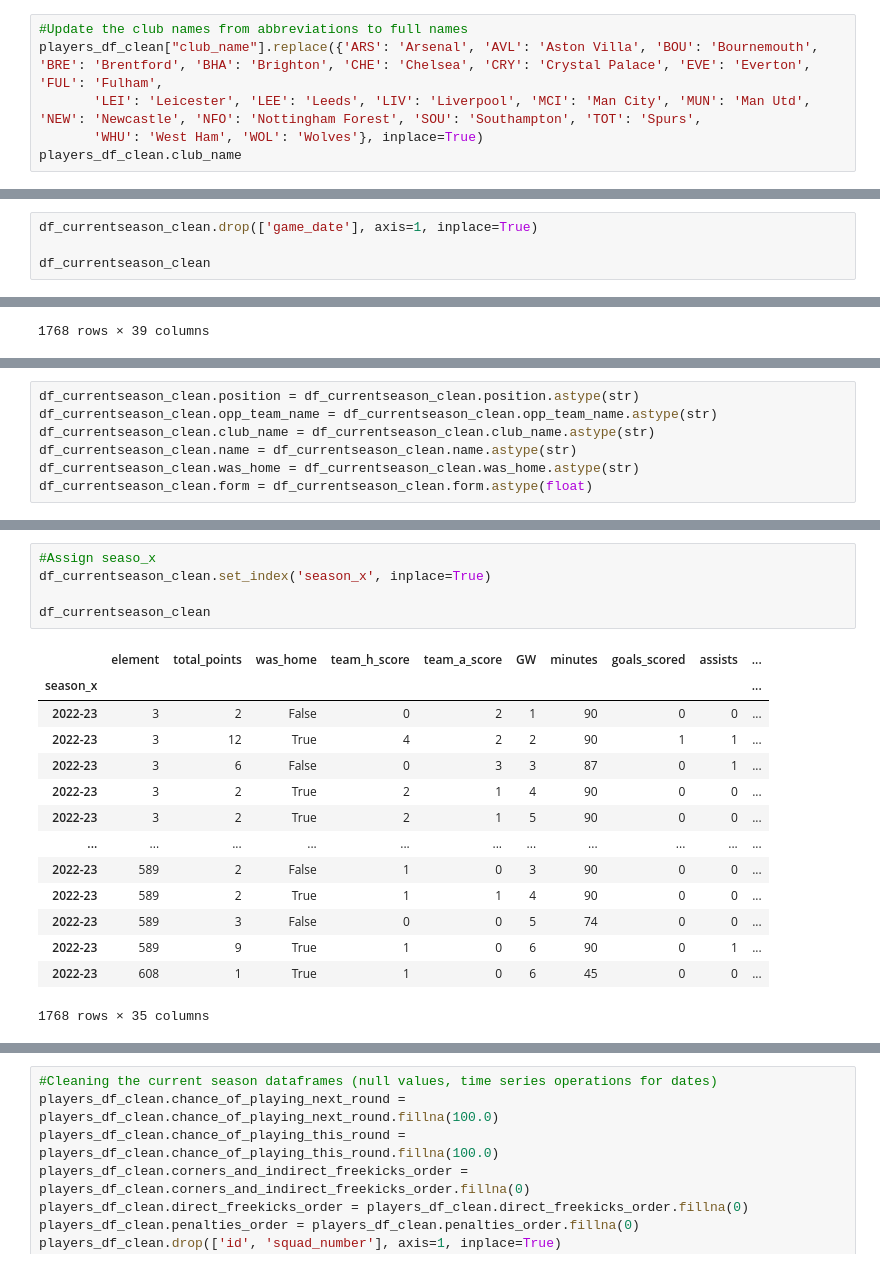
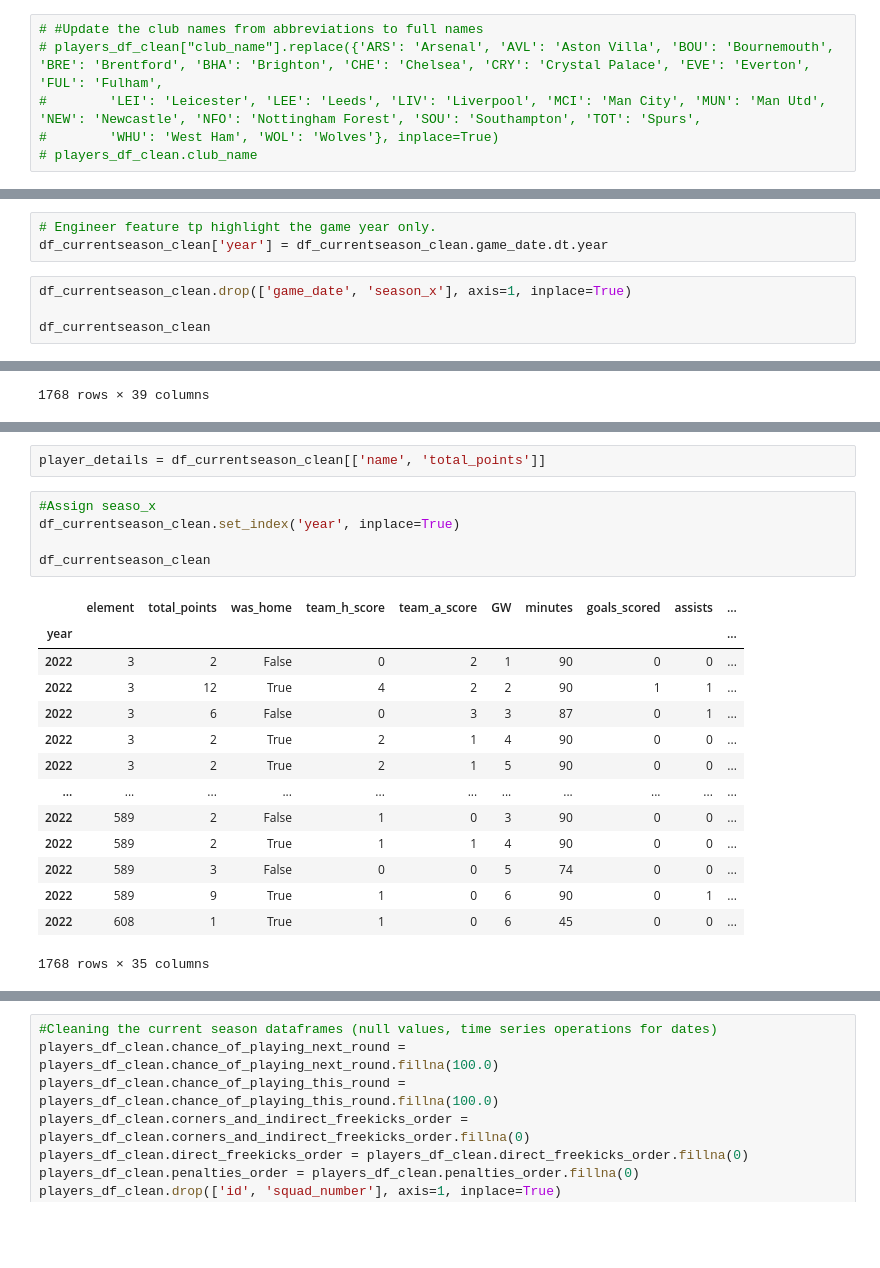
Before and after one commit to laniyadapo/FantasyPremierLeague, a Jupyter notebook: fantasy_test.ipynb, the cells around one changed output, grey strips where cells are left out. Saved outputs shown, nothing was run; the diff lists cells and outputs as text; blank space fills up the shorter version.

```diff
--- a/fantasy_test.ipynb
+++ b/fantasy_test.ipynb
@@ -86,8 +89,8 @@ positions=dict(zip(element_types_df.id, element_types_df.singular_name_short))
 players_df_clean['club_name'] = players_df_clean['team'].map(teams_now)
 players_df_clean['position'] = players_df_clean['element_type'].map(positions)
 # %%
-#Update the club names from abbreviations to full names
-players_df_clean["club_name"].replace({'ARS': 'Arsenal', 'AVL': 'Aston Villa', 'BOU': 'Bournemouth', 'BRE': 'Brentford', 'BHA': 'Brighton', 'CHE': 'Chelsea', 'CRY': 'Crystal Palace', 'EVE': 'Everton', 'FUL': 'Fulham',
-       'LEI': 'Leicester', 'LEE': 'Leeds', 'LIV': 'Liverpool', 'MCI': 'Man City', 'MUN': 'Man Utd', 'NEW': 'Newcastle', 'NFO': 'Nottingham Forest', 'SOU': 'Southampton', 'TOT': 'Spurs',
-       'WHU': 'West Ham', 'WOL': 'Wolves'}, inplace=True)
-players_df_clean.club_name
+# #Update the club names from abbreviations to full names
+# players_df_clean["club_name"].replace({'ARS': 'Arsenal', 'AVL': 'Aston Villa', 'BOU': 'Bournemouth', 'BRE': 'Brentford', 'BHA': 'Brighton', 'CHE': 'Chelsea', 'CRY': 'Crystal Palace', 'EVE': 'Everton', 'FUL': 'Fulham',
+#        'LEI': 'Leicester', 'LEE': 'Leeds', 'LIV': 'Liverpool', 'MCI': 'Man City', 'MUN': 'Man Utd', 'NEW': 'Newcastle', 'NFO': 'Nottingham Forest', 'SOU': 'Southampton', 'TOT': 'Spurs',
+#        'WHU': 'West Ham', 'WOL': 'Wolves'}, inplace=True)
+# players_df_clean.club_name
@@ -281,8 +271,11 @@ df_currentseason_clean[['game_date', 'start_label']].head(100)
 | 173 | 2022-08-28 13:00:00 | 1 |
 | 174 | 2022-08-31 18:30:00 | 1 |
 100 rows × 2 columns
+# %%
+# Engineer feature tp highlight the game year only.
+df_currentseason_clean['year'] = df_currentseason_clean.game_date.dt.year
 # %%
-df_currentseason_clean.drop(['game_date'], axis=1, inplace=True)
+df_currentseason_clean.drop(['game_date', 'season_x'], axis=1, inplace=True)
 
 df_currentseason_clean
 # %% [output]
@@ -323,8 +316 @@ dtypes: bool(1), float64(4), int64(25), object(6)
 memory usage: 499.0+ KB
-# %%
-df_currentseason_clean.position = df_currentseason_clean.position.astype(str)
-df_currentseason_clean.opp_team_name = df_currentseason_clean.opp_team_name.astype(str)
-df_currentseason_clean.club_name = df_currentseason_clean.club_name.astype(str)
-df_currentseason_clean.name = df_currentseason_clean.name.astype(str)
-df_currentseason_clean.was_home = df_currentseason_clean.was_home.astype(str)
-df_currentseason_clean.form = df_currentseason_clean.form.astype(float)
@@ -351,22 +339,24 @@ memory usage: 511.1+ KB
+# %%
+player_details = df_currentseason_clean[['name', 'total_points']]
 # %%
 #Assign seaso_x
-df_currentseason_clean.set_index('season_x', inplace=True)
+df_currentseason_clean.set_index('year', inplace=True)
 
 df_currentseason_clean
 # %% [output]
 |  | element | total_points | was_home | team_h_score | team_a_score | GW | minutes | goals_scored | assists | ... |
-| season_x |  |  |  |  |  |  |  |  |  | ... |
-| 2022-23 | 3 | 2 | False | 0 | 2 | 1 | 90 | 0 | 0 | ... |
-| 2022-23 | 3 | 12 | True | 4 | 2 | 2 | 90 | 1 | 1 | ... |
-| 2022-23 | 3 | 6 | False | 0 | 3 | 3 | 87 | 0 | 1 | ... |
-| 2022-23 | 3 | 2 | True | 2 | 1 | 4 | 90 | 0 | 0 | ... |
-| 2022-23 | 3 | 2 | True | 2 | 1 | 5 | 90 | 0 | 0 | ... |
+| year |  |  |  |  |  |  |  |  |  | ... |
+| 2022 | 3 | 2 | False | 0 | 2 | 1 | 90 | 0 | 0 | ... |
+| 2022 | 3 | 12 | True | 4 | 2 | 2 | 90 | 1 | 1 | ... |
+| 2022 | 3 | 6 | False | 0 | 3 | 3 | 87 | 0 | 1 | ... |
+| 2022 | 3 | 2 | True | 2 | 1 | 4 | 90 | 0 | 0 | ... |
+| 2022 | 3 | 2 | True | 2 | 1 | 5 | 90 | 0 | 0 | ... |
 | ... | ... | ... | ... | ... | ... | ... | ... | ... | ... | ... |
-| 2022-23 | 589 | 2 | False | 1 | 0 | 3 | 90 | 0 | 0 | ... |
-| 2022-23 | 589 | 2 | True | 1 | 1 | 4 | 90 | 0 | 0 | ... |
-| 2022-23 | 589 | 3 | False | 0 | 0 | 5 | 74 | 0 | 0 | ... |
-| 2022-23 | 589 | 9 | True | 1 | 0 | 6 | 90 | 0 | 1 | ... |
-| 2022-23 | 608 | 1 | True | 1 | 0 | 6 | 45 | 0 | 0 | ... |
+| 2022 | 589 | 2 | False | 1 | 0 | 3 | 90 | 0 | 0 | ... |
+| 2022 | 589 | 2 | True | 1 | 1 | 4 | 90 | 0 | 0 | ... |
+| 2022 | 589 | 3 | False | 0 | 0 | 5 | 74 | 0 | 0 | ... |
+| 2022 | 589 | 9 | True | 1 | 0 | 6 | 90 | 0 | 1 | ... |
+| 2022 | 608 | 1 | True | 1 | 0 | 6 | 45 | 0 | 0 | ... |
 1768 rows × 35 columns
 # %%
 df_currentseason_clean[['name', 'club_name', 'element', 'opp_team_name', 'form', 'total_points', 'team_h_score', 'team_a_score', 'GW', 'was_home']].head()
```
Also changed, not shown: parts of 48 cells of this notebook, 1 other file.
